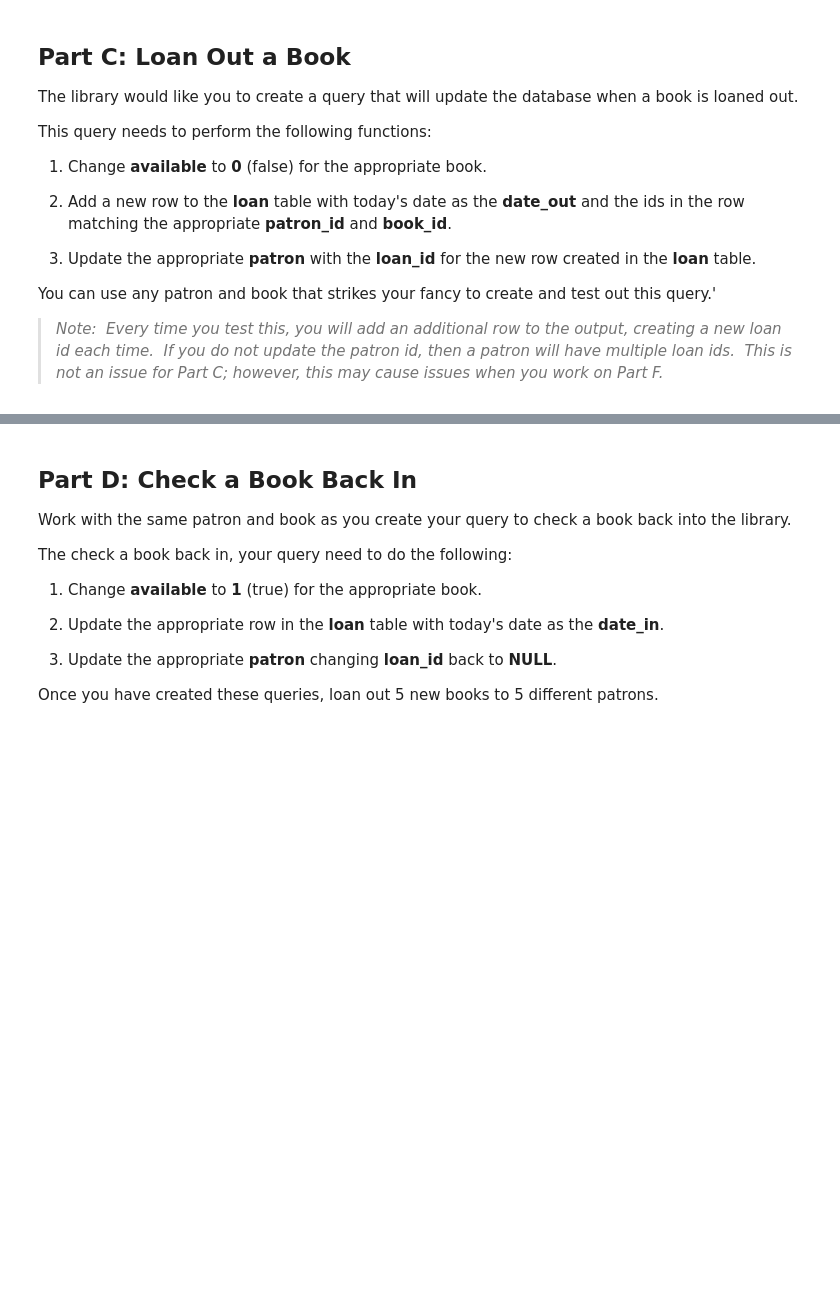
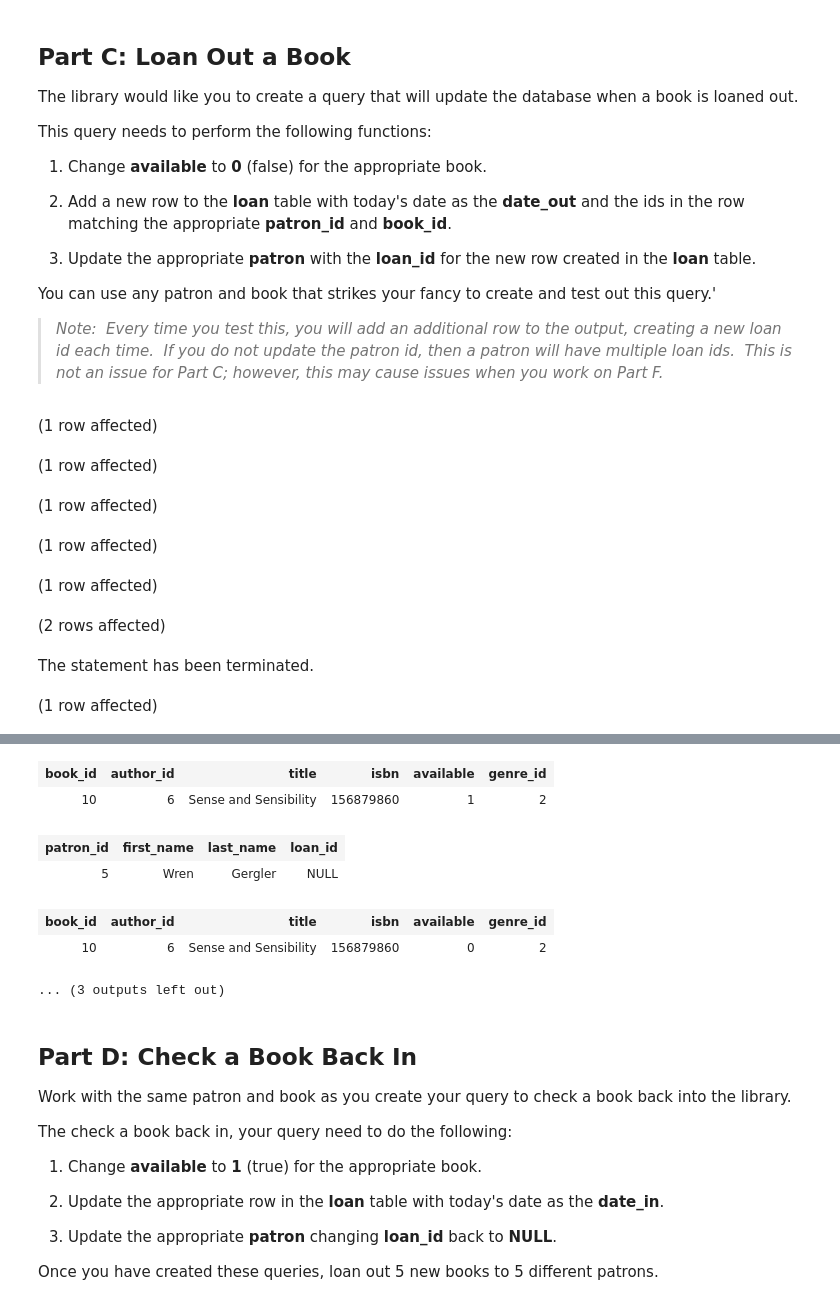
Before and after one commit to PurvaSagvekar/SQL-Part-5-Studio, a Jupyter notebook: Studio.ipynb, the cells around one changed output, grey strips where cells are left out. Drawn from its saved outputs; the diff is of its cells as text; code cells hidden in the pictures; blank space fills up the shorter version.

```diff
--- a/Studio.ipynb
+++ b/Studio.ipynb
@@ -706,0 +719,38 @@ You can use any patron and book that strikes your fancy to create and test out t
+# %%
+-- Create your query that will Loan Out a Book:
+SELECT * from purva.book where book_id = 10
+
+SELECT * from purva.patron where patron_id = 5
+
+UPDATE purva.book
+SET available = 0
+WHERE book_id = 10;
+
+SELECT * from purva.book where book_id = 10
+
+INSERT INTO purva.loan (patron_id, date_out, book_id)
+VALUES (5,
+        GETDATE(),
+        10);
+
+SELECT * FROM purva.loan;
+
+
+
+UPDATE purva.patron
+SET purva.patron.loan_id = (
+    SELECT purva.loan.loan_id
+    FROM purva.loan
+    WHERE purva.loan.patron_id = purva.patron.patron_id
+);
+
+SELECT * FROM purva.patron WHERE patron_id = 5;
+# %% [output]
+(1 row affected)
+(1 row affected)
+(1 row affected)
+(1 row affected)
+(1 row affected)
+(2 rows affected)
+The statement has been terminated.
+(1 row affected)
@@ -707,3 +758,10 @@ You can use any patron and book that strikes your fancy to create and test out t
+| book_id | author_id | title | isbn | available | genre_id |
+| 10 | 6 | Sense and Sensibility | 156879860 | 1 | 2 |
+| patron_id | first_name | last_name | loan_id |
+| 5 | Wren | Gergler | NULL |
+| book_id | author_id | title | isbn | available | genre_id |
+| 10 | 6 | Sense and Sensibility | 156879860 | 0 | 2 |
+... (3 outputs left out)
 # %% [markdown]
 ## **Part D: Check a Book Back In**
 
```
Also changed, not shown: parts of 11 cells of this notebook.
